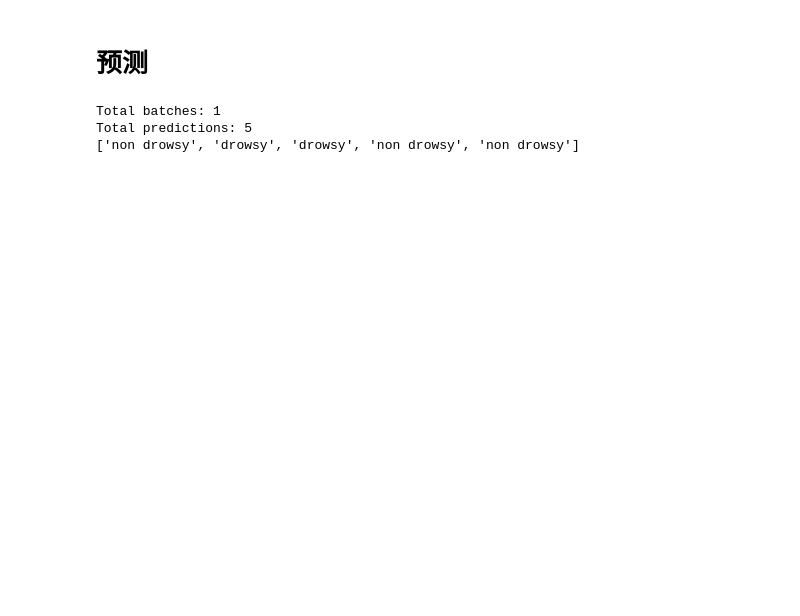
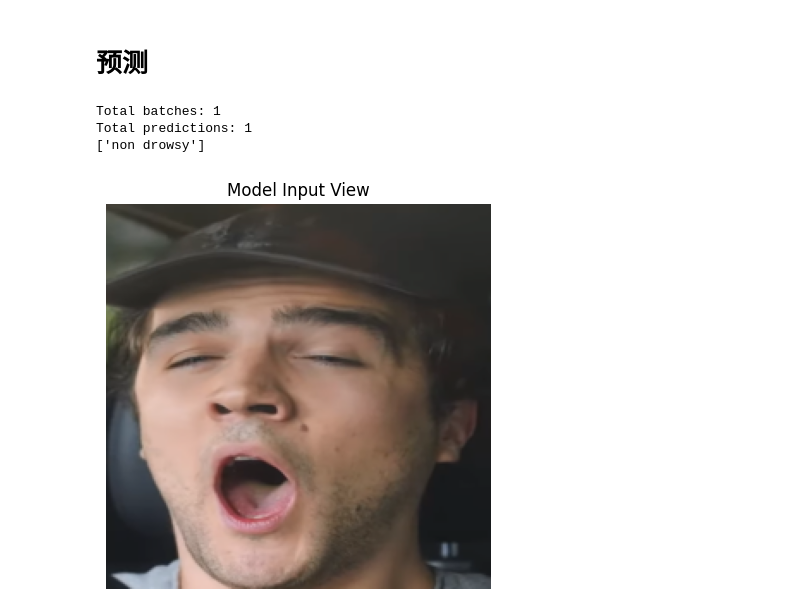
Before and after one commit to George-Zheng-1013/driver-drowsiness-detection, a Jupyter notebook: predict.ipynb, the cells around one changed output. Drawn from its saved outputs; the diff is of its cells as text; code cells hidden in the pictures; blank space fills up the shorter version.

```diff
--- a/predict.ipynb
+++ b/predict.ipynb
@@ -155,7 +170,10 @@ class PredictionDataset(Dataset):
             img = self.transform(img)
         return img
 
-predict_dataset = PredictionDataset(pred_path, transform=transform)
+predict_dataset = PredictionDataset(
+    [r"D:\HP\OneDrive\Desktop\学校\课程\专业课\神经网络\课程项目\driver-drowsiness-detection\archive\drowsy\屏幕截图 2025-12-15 112904.png"],
+    transform=transform,
+)
 predict_loader = DataLoader(predict_dataset, batch_size=32, shuffle=False, num_workers=0)
 
 model.eval()
@@ -174,8 +192,31 @@ print(f"Total predictions: {len(all_preds)}")
 print(all_preds)
 # %% [output]
 Total batches: 1
-Total predictions: 5
-['non drowsy', 'drowsy', 'drowsy', 'non drowsy', 'non drowsy']
+Total predictions: 1
+['non drowsy']
+# %%
+# 在 predict.ipynb 中运行
+def imshow_tensor(tensor):
+    # 反归一化，还原成人类能看的图片
+    mean = np.array([0.485, 0.456, 0.406])
+    std = np.array([0.229, 0.224, 0.225])
+
+    img = tensor.numpy().transpose((1, 2, 0))
+    img = std * img + mean
+    img = np.clip(img, 0, 1)
+
+    plt.figure(figsize=(5, 5))
+    plt.imshow(img)
+    plt.title("Model Input View")
+    plt.axis("off")
+    plt.show()
+
+
+# 查看刚才预测的那张图
+img_tensor = predict_dataset[0]  # 获取第一张图的 tensor
+imshow_tensor(img_tensor)
+# %% [output]
+[figure, added]
 # %%
 def show_images_with_labels_and_predictions(paths):
     plt.figure()
```
Also changed, not shown: parts of 4 cells of this notebook, 8 other files.
